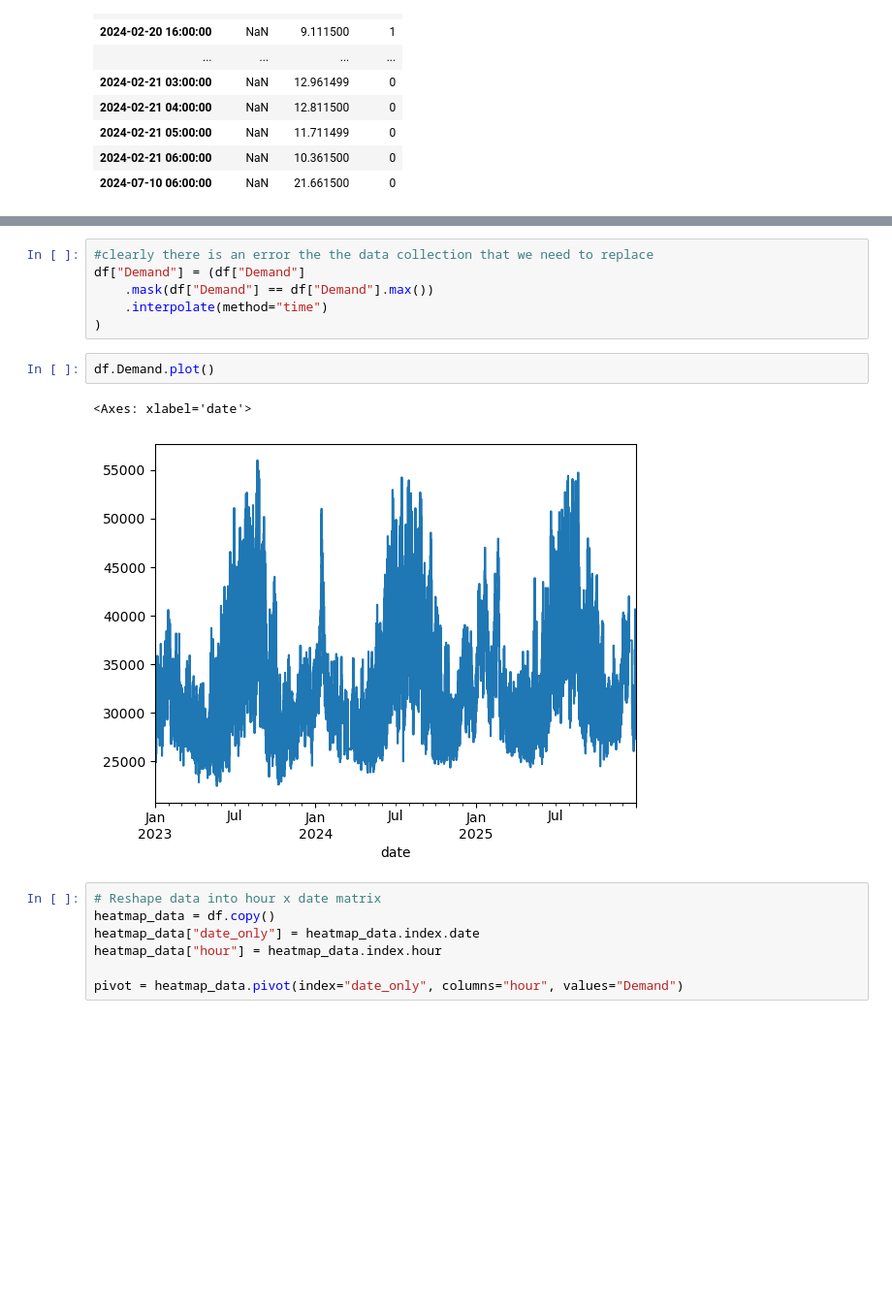
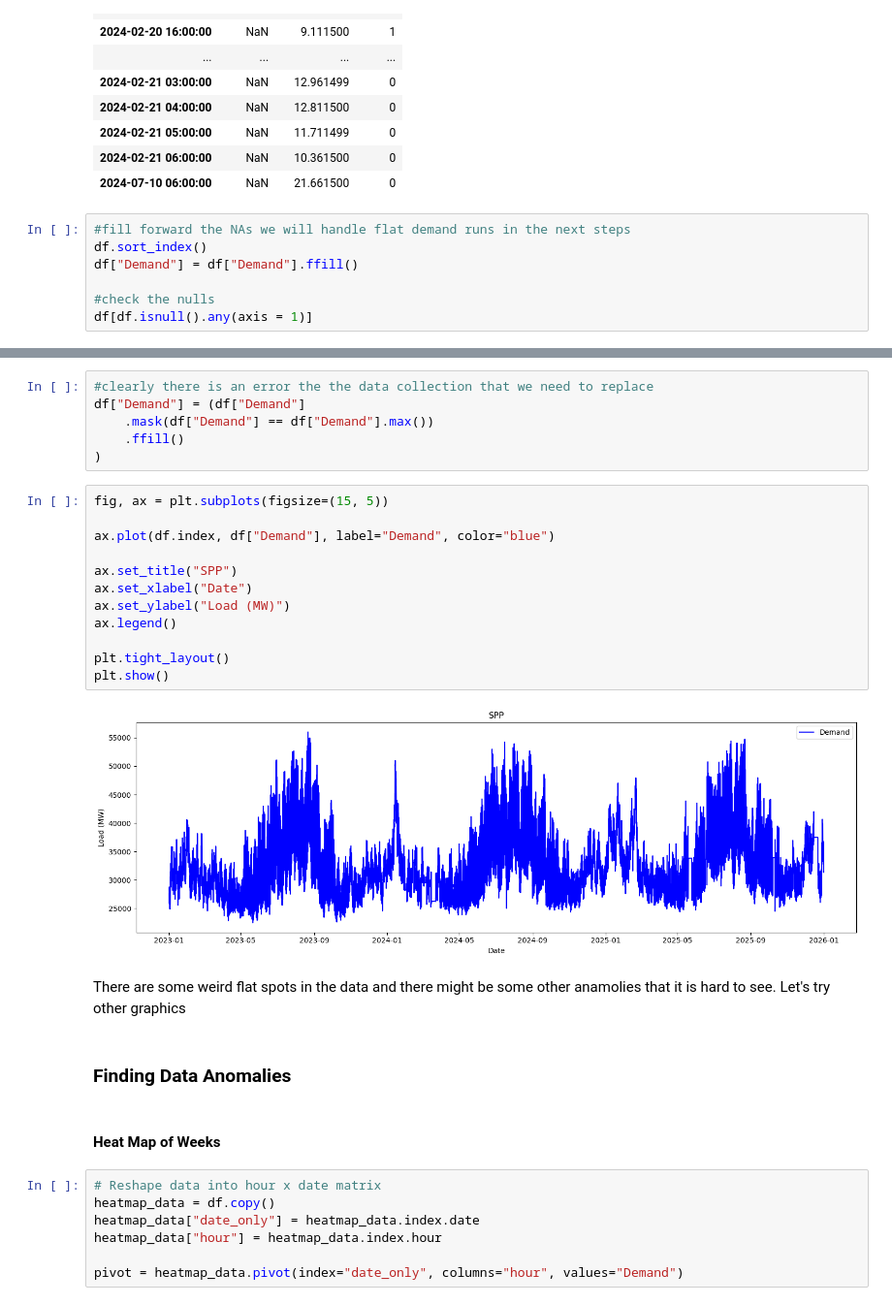
Before and after one commit to maxwellgriffith345/LoadForecast, a Jupyter notebook: notebooks/EDA.ipynb, the cells around one changed output, grey strips where cells are left out. Shown at 97% size. Cells and saved outputs as stored; diff of their text form; blank space fills up the shorter version.

Commit message:
still working on data quality

```diff
--- a/notebooks/EDA.ipynb
+++ b/notebooks/EDA.ipynb
@@ -78,3 +88,10 @@ df[df.isnull().any(axis = 1)]
 | 2024-02-21 05:00:00 | NaN | 11.711499 | 0 |
 | 2024-02-21 06:00:00 | NaN | 10.361500 | 0 |
 | 2024-07-10 06:00:00 | NaN | 21.661500 | 0 |
+# %%
+#fill forward the NAs we will handle flat demand runs in the next steps
+df.sort_index()
+df["Demand"] = df["Demand"].ffill()
+
+#check the nulls
+df[df.isnull().any(axis = 1)]
@@ -87,13 +107,28 @@ df.Demand.plot()
 #clearly there is an error the the data collection that we need to replace
 df["Demand"] = (df["Demand"]
     .mask(df["Demand"] == df["Demand"].max())
-    .interpolate(method="time")
+    .ffill()
 )
 # %%
-df.Demand.plot()
+fig, ax = plt.subplots(figsize=(15, 5))
+
+ax.plot(df.index, df["Demand"], label="Demand", color="blue")
+
+ax.set_title("SPP")
+ax.set_xlabel("Date")
+ax.set_ylabel("Load (MW)")
+ax.legend()
+
+plt.tight_layout()
+plt.show()
 # %% [output]
-<Axes: xlabel='date'>
-[figure, old version]
+[figure, new version]
+# %% [markdown]
+There are some weird flat spots in the data and there might be some other anamolies that it is hard to see. Let's try other graphics
+# %% [markdown]
+### Finding Data Anomalies
+# %% [markdown]
+#### Heat Map of Weeks
 # %%
 # Reshape data into hour x date matrix
 heatmap_data = df.copy()
```
Also changed, not shown: parts of 33 cells of this notebook.
